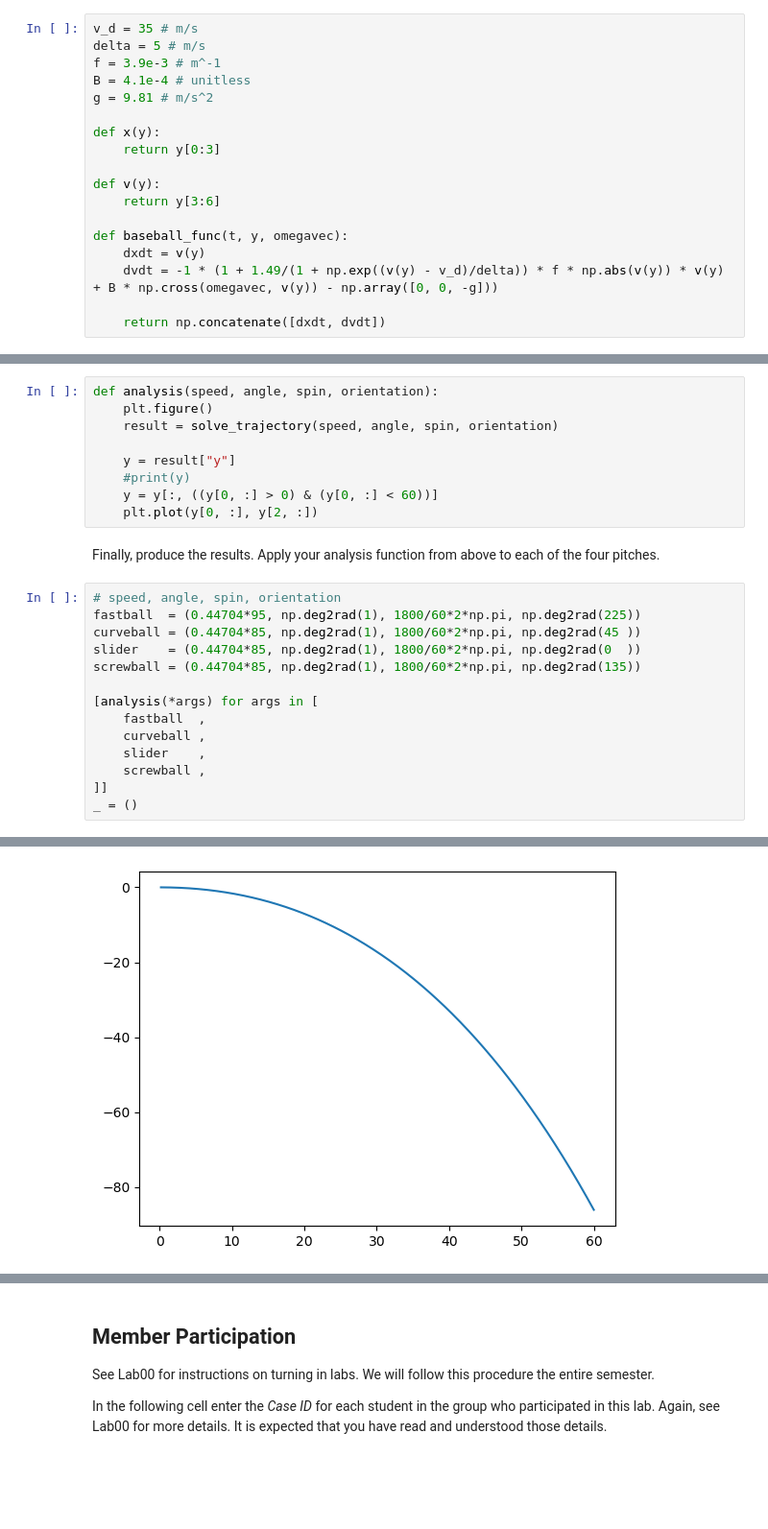
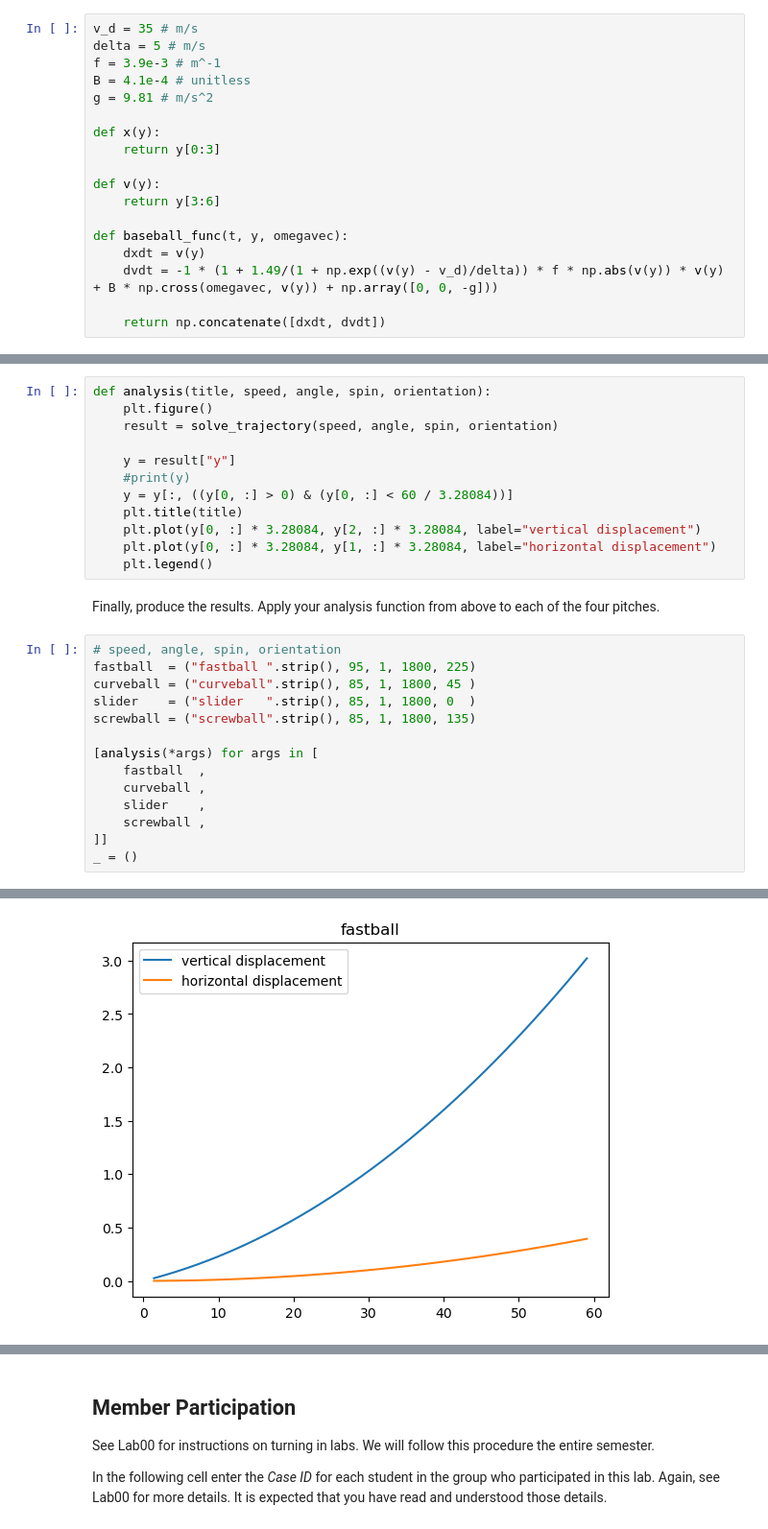
Before and after one commit to SerenaLynas/p250-spring-2026, a Jupyter notebook: labs/Lab05.ipynb, the cells around one changed output, grey strips where cells are left out. Shown at 96% size. Drawn from its saved outputs; the diff is of its cells as text; blank space fills up the shorter version.

```diff
--- a/labs/Lab05.ipynb
+++ b/labs/Lab05.ipynb
@@ -92,7 +92,7 @@ def v(y):
 
 def baseball_func(t, y, omegavec):
     dxdt = v(y)
-    dvdt = -1 * (1 + 1.49/(1 + np.exp((v(y) - v_d)/delta)) * f * np.abs(v(y)) * v(y) + B * np.cross(omegavec, v(y)) - np.array([0, 0, -g]))
+    dvdt = -1 * (1 + 1.49/(1 + np.exp((v(y) - v_d)/delta)) * f * np.abs(v(y)) * v(y) + B * np.cross(omegavec, v(y)) + np.array([0, 0, -g]))
 
     return np.concatenate([dxdt, dvdt])
 # %% [markdown]
@@ -184,23 +184,26 @@ Again clearly document your function and include in it a description of how you
 *Note:* To produce clear output it makes sense to have a "name" associated with each pitch.
 We should probably pass this information into our function in some way, ....
 # %%
-def analysis(speed, angle, spin, orientation):
+def analysis(title, speed, angle, spin, orientation):
     plt.figure()
     result = solve_trajectory(speed, angle, spin, orientation)
 
     y = result["y"]
     #print(y)
-    y = y[:, ((y[0, :] > 0) & (y[0, :] < 60))]
-    plt.plot(y[0, :], y[2, :])
+    y = y[:, ((y[0, :] > 0) & (y[0, :] < 60 / 3.28084))]
+    plt.title(title)
+    plt.plot(y[0, :] * 3.28084, y[2, :] * 3.28084, label="vertical displacement")
+    plt.plot(y[0, :] * 3.28084, y[1, :] * 3.28084, label="horizontal displacement")
+    plt.legend()
 # %% [markdown]
 Finally, produce the results.
 Apply your analysis function from above to each of the four pitches.
 # %%
 # speed, angle, spin, orientation
-fastball  = (0.44704*95, np.deg2rad(1), 1800/60*2*np.pi, np.deg2rad(225))
-curveball = (0.44704*85, np.deg2rad(1), 1800/60*2*np.pi, np.deg2rad(45 ))
-slider    = (0.44704*85, np.deg2rad(1), 1800/60*2*np.pi, np.deg2rad(0  ))
-screwball = (0.44704*85, np.deg2rad(1), 1800/60*2*np.pi, np.deg2rad(135))
+fastball  = ("fastball ".strip(), 95, 1, 1800, 225)
+curveball = ("curveball".strip(), 85, 1, 1800, 45 )
+slider    = ("slider   ".strip(), 85, 1, 1800, 0  )
+screwball = ("screwball".strip(), 85, 1, 1800, 135)
 
 [analysis(*args) for args in [
     fastball  ,
@@ -230 +216 @@ _ = ()
-[figure, old version]
+[figure, new version]
```
Also changed, not shown: parts of 1 cell of this notebook.
